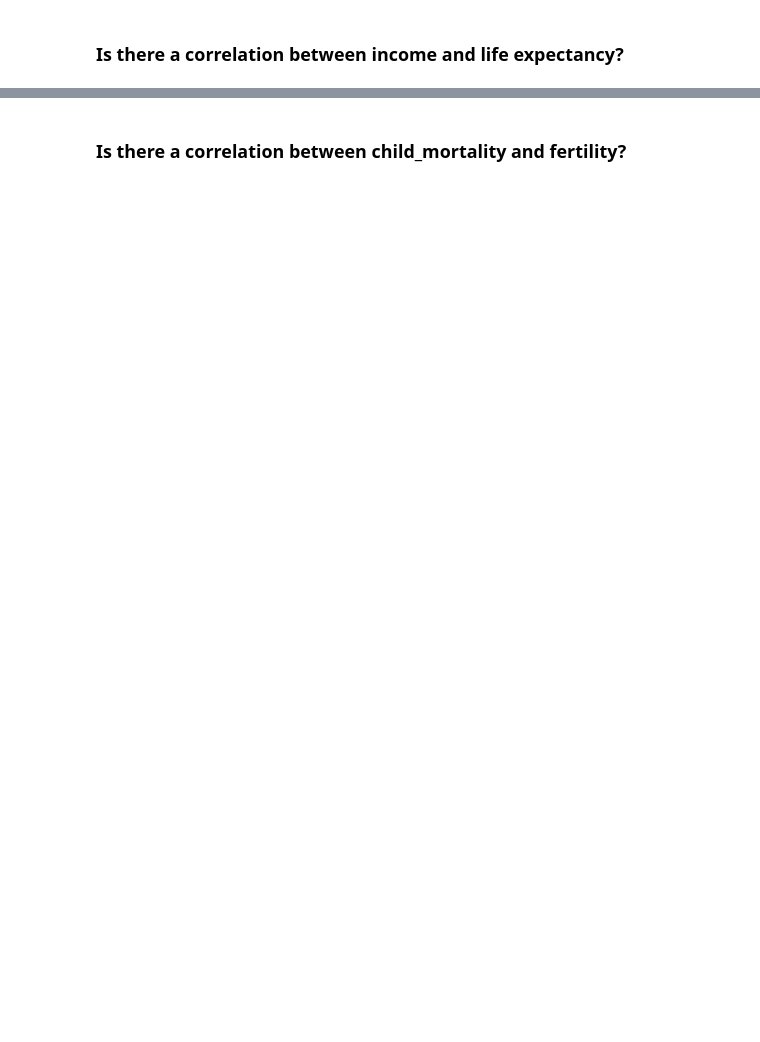
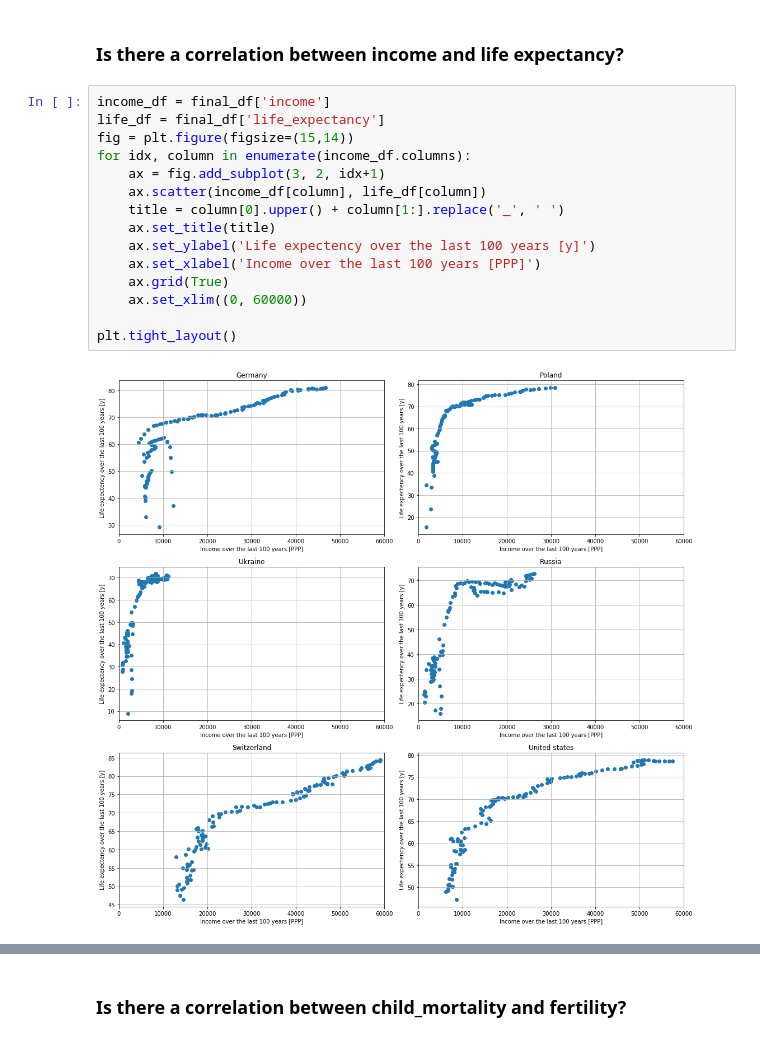
Before and after one commit to schorschie/udacity, a Jupyter notebook: project_02/Gapminder World Dataset Investigation.ipynb, the cells around one changed output, grey strips where cells are left out. Cells and saved outputs as stored; diff of their text form; blank space fills up the shorter version.

```diff
--- a/project_02/Gapminder World Dataset Investigation.ipynb
+++ b/project_02/Gapminder World Dataset Investigation.ipynb
@@ -311,2 +324,19 @@ Additionally I investigate further questions:
 # %% [markdown]
 ### Is there a correlation between income and life expectancy?
+# %%
+income_df = final_df['income']
+life_df = final_df['life_expectancy']
+fig = plt.figure(figsize=(15,14))
+for idx, column in enumerate(income_df.columns):
+    ax = fig.add_subplot(3, 2, idx+1)
+    ax.scatter(income_df[column], life_df[column])
+    title = column[0].upper() + column[1:].replace('_', ' ')
+    ax.set_title(title)
+    ax.set_ylabel('Life expectency over the last 100 years [y]')
+    ax.set_xlabel('Income over the last 100 years [PPP]')
+    ax.grid(True)
+    ax.set_xlim((0, 60000))
+
+plt.tight_layout()
+# %% [output]
+[figure, added]
```
Also changed, not shown: parts of 24 cells of this notebook.
